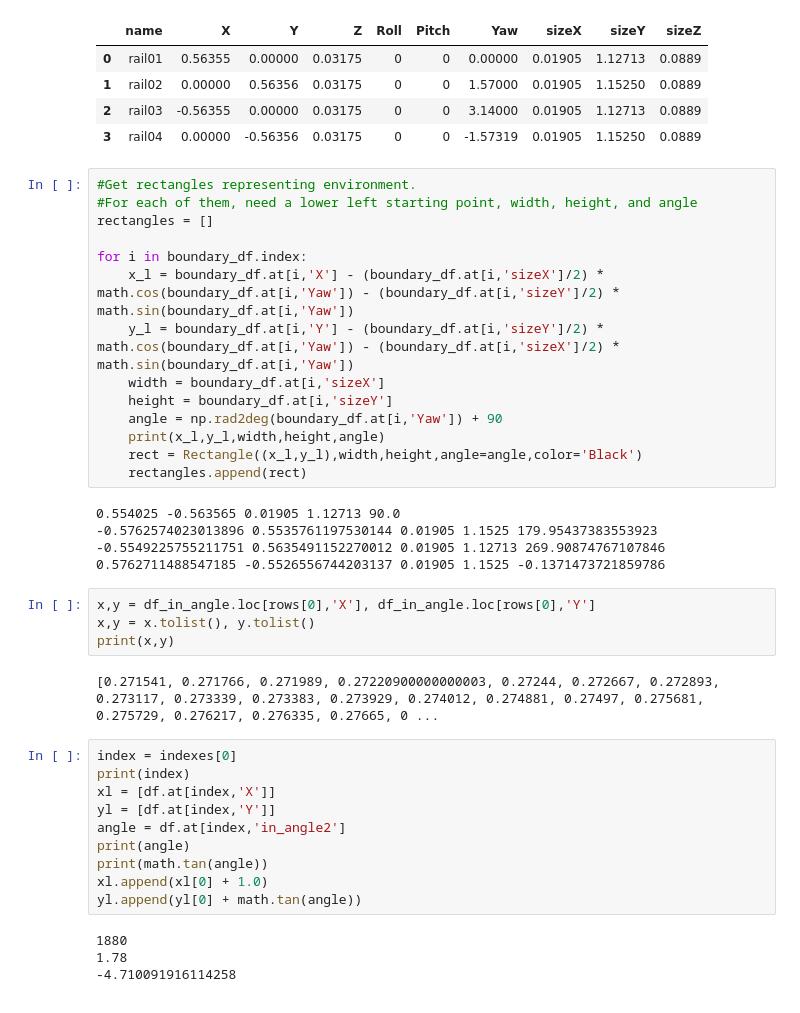
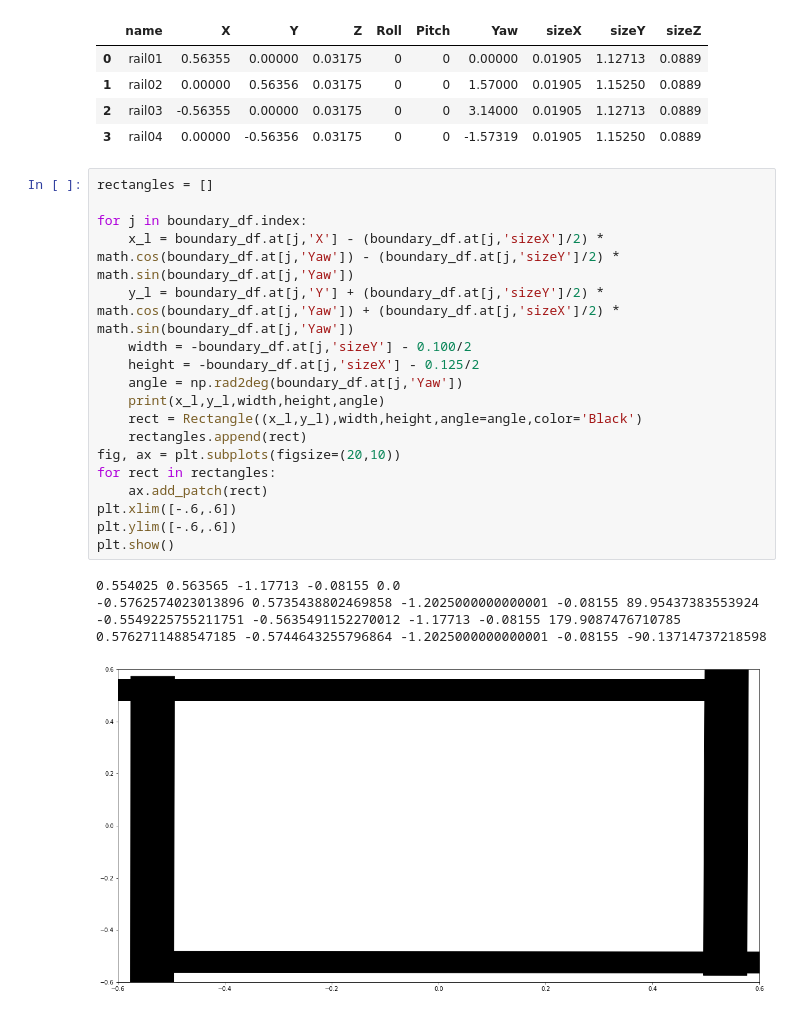
Before and after one commit to alexandroid000/self-assembly, a Jupyter notebook: dataAnalysis/develop/verification/verify_trajectory.ipynb, the cells around one changed output. Drawn from its saved outputs; the diff is of its cells as text.

Commit message:
Trajectory plots well, just need to clean things up so we get better data for the models

```diff
--- a/dataAnalysis/develop/verification/verify_trajectory.ipynb
+++ b/dataAnalysis/develop/verification/verify_trajectory.ipynb
@@ -102,41 +130,26 @@ boundary_df.head()
 | 2 | rail03 | -0.56355 | 0.00000 | 0.03175 | 0 | 0 | 3.14000 | 0.01905 | 1.12713 | 0.0889 |
 | 3 | rail04 | 0.00000 | -0.56356 | 0.03175 | 0 | 0 | -1.57319 | 0.01905 | 1.15250 | 0.0889 |
 # %%
-#Get rectangles representing environment.
-#For each of them, need a lower left starting point, width, height, and angle
 rectangles = []
 
-for i in boundary_df.index:
-    x_l = boundary_df.at[i,'X'] - (boundary_df.at[i,'sizeX']/2) * math.cos(boundary_df.at[i,'Yaw']) - (boundary_df.at[i,'sizeY']/2) * math.sin(boundary_df.at[i,'Yaw'])
-    y_l = boundary_df.at[i,'Y'] - (boundary_df.at[i,'sizeY']/2) * math.cos(boundary_df.at[i,'Yaw']) - (boundary_df.at[i,'sizeX']/2) * math.sin(boundary_df.at[i,'Yaw'])
-    width = boundary_df.at[i,'sizeX']
-    height = boundary_df.at[i,'sizeY']
-    angle = np.rad2deg(boundary_df.at[i,'Yaw']) + 90
+for j in boundary_df.index:
+    x_l = boundary_df.at[j,'X'] - (boundary_df.at[j,'sizeX']/2) * math.cos(boundary_df.at[j,'Yaw']) - (boundary_df.at[j,'sizeY']/2) * math.sin(boundary_df.at[j,'Yaw'])
+    y_l = boundary_df.at[j,'Y'] + (boundary_df.at[j,'sizeY']/2) * math.cos(boundary_df.at[j,'Yaw']) + (boundary_df.at[j,'sizeX']/2) * math.sin(boundary_df.at[j,'Yaw'])
+    width = -boundary_df.at[j,'sizeY'] - 0.100/2
+    height = -boundary_df.at[j,'sizeX'] - 0.125/2
+    angle = np.rad2deg(boundary_df.at[j,'Yaw'])
     print(x_l,y_l,width,height,angle)
     rect = Rectangle((x_l,y_l),width,height,angle=angle,color='Black')
     rectangles.append(rect)
+fig, ax = plt.subplots(figsize=(20,10))
+for rect in rectangles:
+    ax.add_patch(rect)
+plt.xlim([-.6,.6])
+plt.ylim([-.6,.6])
+plt.show()
 # %% [output]
-0.554025 -0.563565 0.01905 1.12713 90.0
--0.5762574023013896 0.5535761197530144 0.01905 1.1525 179.95437383553923
--0.5549225755211751 0.5635491152270012 0.01905 1.12713 269.90874767107846
-0.5762711488547185 -0.5526556744203137 0.01905 1.1525 -0.1371473721859786
+0.554025 0.563565 -1.17713 -0.08155 0.0
+-0.5762574023013896 0.5735438802469858 -1.2025000000000001 -0.08155 89.95437383553924
+-0.5549225755211751 -0.5635491152270012 -1.17713 -0.08155 179.9087476710785
+0.5762711488547185 -0.5744643255796864 -1.2025000000000001 -0.08155 -90.13714737218598
+[figure, added]
-# %%
-x,y = df_in_angle.loc[rows[0],'X'], df_in_angle.loc[rows[0],'Y']
-x,y = x.tolist(), y.tolist()
-print(x,y)
-# %% [output]
-[0.271541, 0.271766, 0.271989, 0.27220900000000003, 0.27244, 0.272667, 0.272893, 0.273117, 0.273339, 0.273383, 0.273929, 0.274012, 0.274881, 0.27497, 0.275681, 0.275729, 0.276217, 0.276335, 0.27665, 0 ...
-# %%
-index = indexes[0]
-print(index)
-xl = [df.at[index,'X']]
-yl = [df.at[index,'Y']]
-angle = df.at[index,'in_angle2']
-print(angle)
-print(math.tan(angle))
-xl.append(xl[0] + 1.0)
-yl.append(yl[0] + math.tan(angle))
-# %% [output]
-1880
-1.78
--4.710091916114258
```
Also changed, not shown: parts of 15 cells of this notebook, 1 other file.
